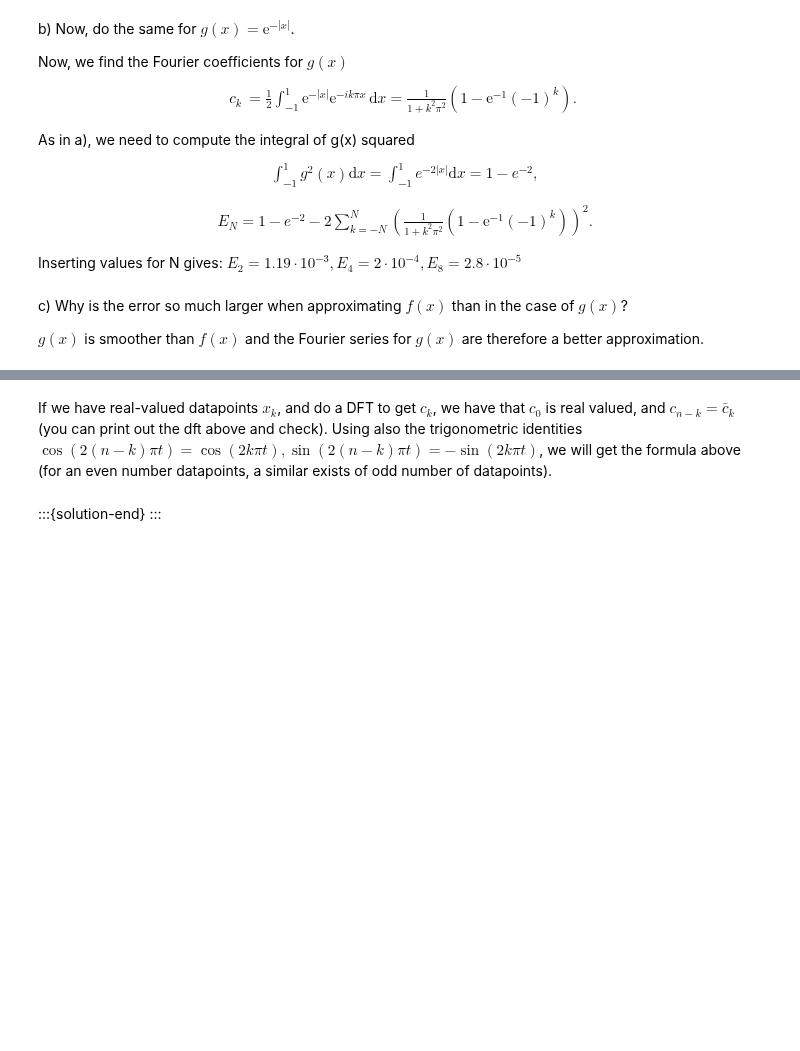
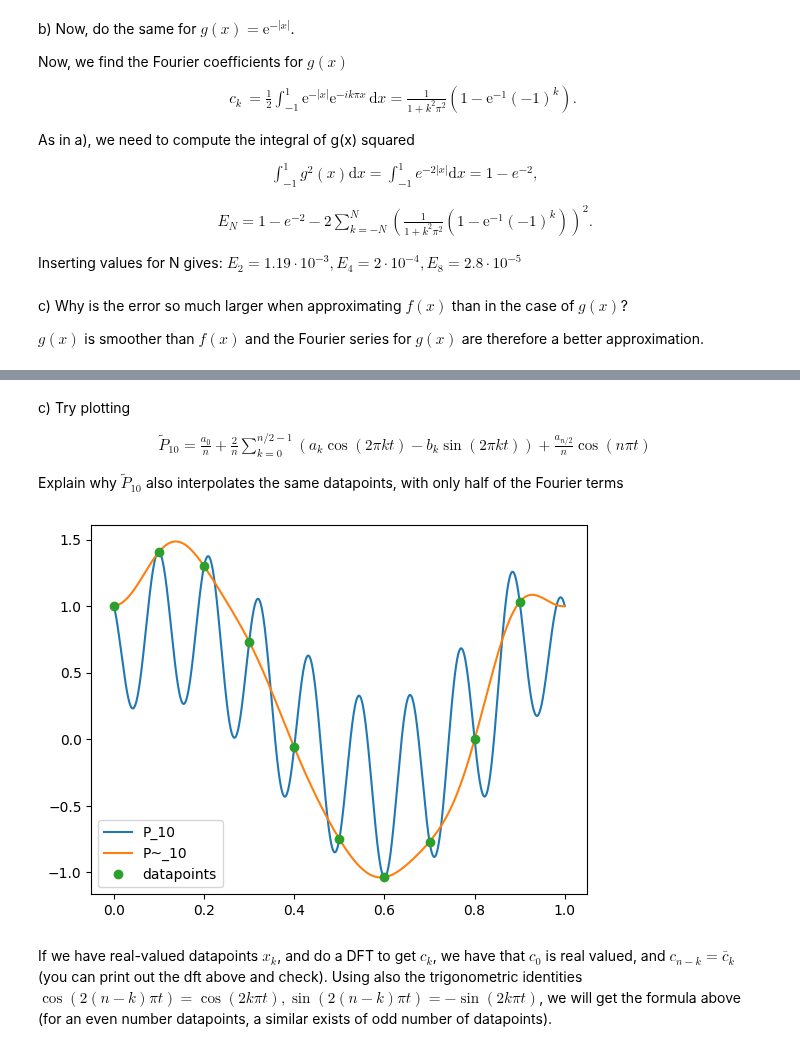
Before and after one commit to solniva/TMA4320_ScientificComputationNotes, a Jupyter notebook: chapter_fourier/FourierExercises.ipynb, the cells around one changed output, grey strips where cells are left out. Saved outputs shown, nothing was run; the diff lists cells and outputs as text; code cells hidden in the pictures; blank space fills up the shorter version.

Commit message:
lest ferdig fourier

```diff
--- a/chapter_fourier/FourierExercises.ipynb
+++ b/chapter_fourier/FourierExercises.ipynb
@@ -203,17 +164,24 @@ plt.show()
+# %% [markdown]
+c) Try plotting
+
+
+\begin{align*}
+\tilde{P}_{10} = \frac{a_0}{n} + \frac{2}{n} \sum^{n/2-1}_{k=0} (a_k \cos(2\pi k t) - b_k \sin(2\pi k t)) + \frac{a_{n/2}}{n}\cos(n \pi t)
+\end{align*}
+
+Explain why $\tilde{P}_{10}$ also interpolates the same datapoints, with only half of the Fourier terms
 # %%
-P_N2 = dft[0].real*1/N#*np.exp(x*1j*0)
+P_tilde_N = dft[0].real / N
 for i in range(1,int(N/2)):
-    P_N2+= 2/(N)*(dft[i].real*np.cos(i*2*np.pi*x) - dft[i].imag*np.sin(i*2*np.pi*x))
-P_N2 += 1/(N)*dft[int(N/2)].real*np.cos(N*np.pi*x)
+    P_tilde_N += 2/(N)* (dft[i].real*np.cos(2*np.pi*i*x) - dft[i].imag*np.sin(2*np.pi*i*x))
+P_tilde_N += dft[int(N/2)].real / N * np.cos(N * np.pi *x)
 
-plt.plot(x, P_N2.real, label='With half')
-plt.plot(x, Q_N.real,label="Q_10")
-plt.plot(t, datapoints,marker='o', linestyle='')
-#plt.plot(x, func(x).real)
+plt.plot(x, P_N.real, label="P_10")
+plt.plot(x, P_tilde_N.real, label="P~_10")
+plt.plot(t, datapoints, marker='o', linestyle='', label = "datapoints")
 plt.legend()
 plt.show()
+# %% [output]
+[figure, added]
 # %% [markdown]
 If we have real-valued datapoints $x_k$, and do a DFT to get $c_k$, we have that $c_0$ is real valued, and $c_{n-k} = \bar{c}_k$ (you can print out the dft above and check). Using also the trigonometric identities $\cos(2(n-k)\pi t) = \cos(2k\pi t), \sin(2(n-k)\pi t) = -\sin(2k\pi t) $, we will get the formula above (for an even number datapoints, a similar exists of odd number of datapoints).
-# %% [markdown]
-:::{solution-end}
-:::
```
Also changed, not shown: parts of 11 cells of this notebook.
